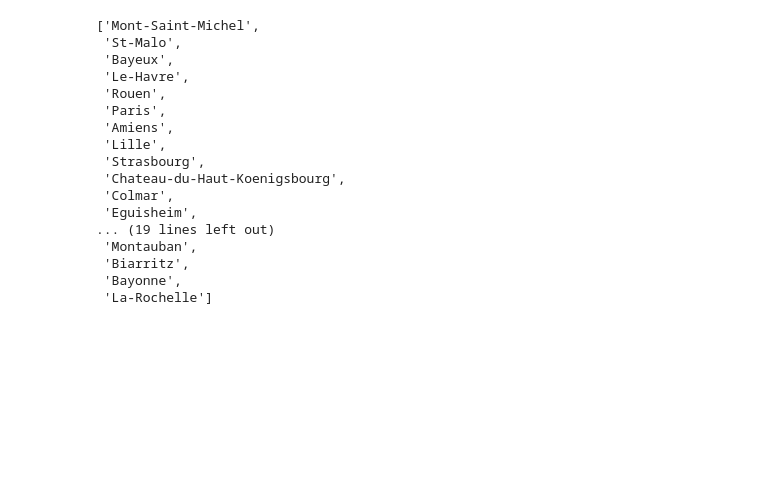
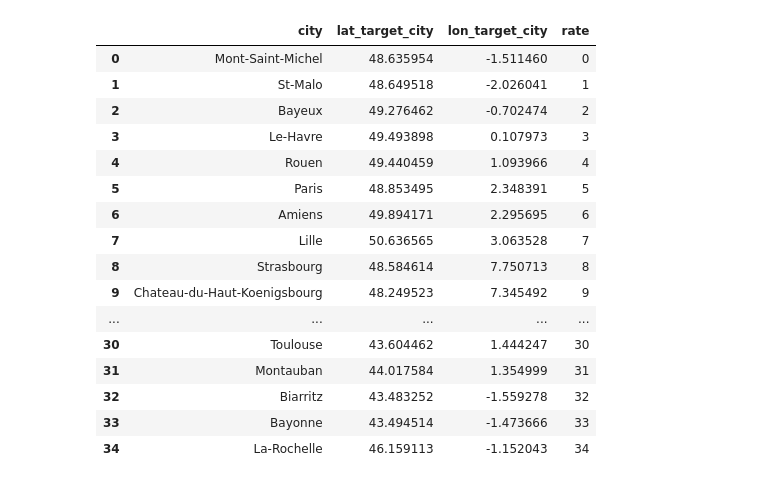
Before and after one commit to 2nzi/JEDHA-Projet-2-Kayak, a Jupyter notebook: main.ipynb, the cells around one changed output. Drawn from its saved outputs; the diff is of its cells as text; code cells hidden in the pictures; blank space fills up the shorter version.

```diff
--- a/main.ipynb
+++ b/main.ipynb
@@ -90,6 +117,27 @@ fig = go.Figure(data=[trace], layout=layout)
 
 # Show the figure
 fig.show()
+# %%
+df_city['rate'] = df_city.index
+df_city
+# %% [output]
+|  | city | lat_target_city | lon_target_city | rate |
+| 0 | Mont-Saint-Michel | 48.635954 | -1.511460 | 0 |
+| 1 | St-Malo | 48.649518 | -2.026041 | 1 |
+| 2 | Bayeux | 49.276462 | -0.702474 | 2 |
+| 3 | Le-Havre | 49.493898 | 0.107973 | 3 |
+| 4 | Rouen | 49.440459 | 1.093966 | 4 |
+| 5 | Paris | 48.853495 | 2.348391 | 5 |
+| 6 | Amiens | 49.894171 | 2.295695 | 6 |
+| 7 | Lille | 50.636565 | 3.063528 | 7 |
+| 8 | Strasbourg | 48.584614 | 7.750713 | 8 |
+| 9 | Chateau-du-Haut-Koenigsbourg | 48.249523 | 7.345492 | 9 |
+| ... | ... | ... | ... | ... |
+| 30 | Toulouse | 43.604462 | 1.444247 | 30 |
+| 31 | Montauban | 44.017584 | 1.354999 | 31 |
+| 32 | Biarritz | 43.483252 | -1.559278 | 32 |
+| 33 | Bayonne | 43.494514 | -1.473666 | 33 |
+| 34 | La-Rochelle | 46.159113 | -1.152043 | 34 |
 # %%
 import pandas as pd
 import plotly.graph_objs as go
@@ -168,31 +213,3 @@ fig.update_layout(
 )
 
 fig.show()
-# %%
-import pandas as pd
-import os
-local_project_path = r'C:\Users\antoi\\Documents\\Work&Learn\\JEDHA\\M03-DataCollection_Managment\\JEDHA-Projet-2-Kayak'
-path = local_project_path+'\\my_booking\\my_booking\\city.csv'
-
-df_city = pd.read_csv(path, header=None, names=['city','nan'])
-cities = df_city['city'].str.replace(' ', '-').tolist()
-
-list(cities)
-# %% [output]
-['Mont-Saint-Michel',
- 'St-Malo',
- 'Bayeux',
- 'Le-Havre',
- 'Rouen',
- 'Paris',
- 'Amiens',
- 'Lille',
- 'Strasbourg',
- 'Chateau-du-Haut-Koenigsbourg',
- 'Colmar',
- 'Eguisheim',
-... (19 lines left out)
- 'Montauban',
- 'Biarritz',
- 'Bayonne',
- 'La-Rochelle']
```
Also changed, not shown: parts of 11 cells of this notebook, 1 other file.
